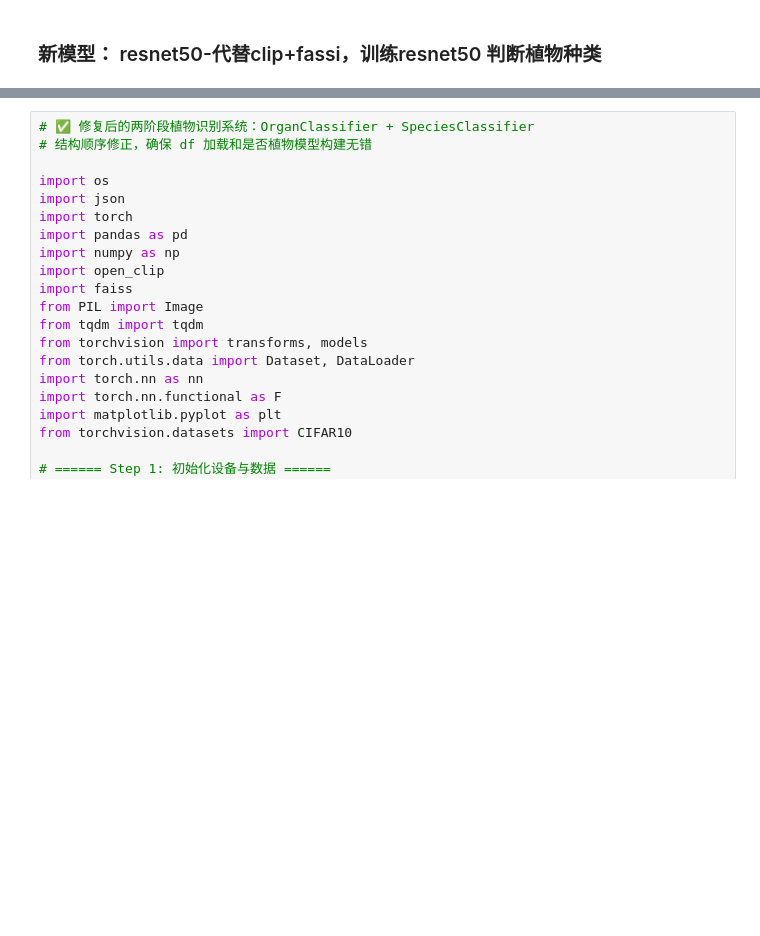
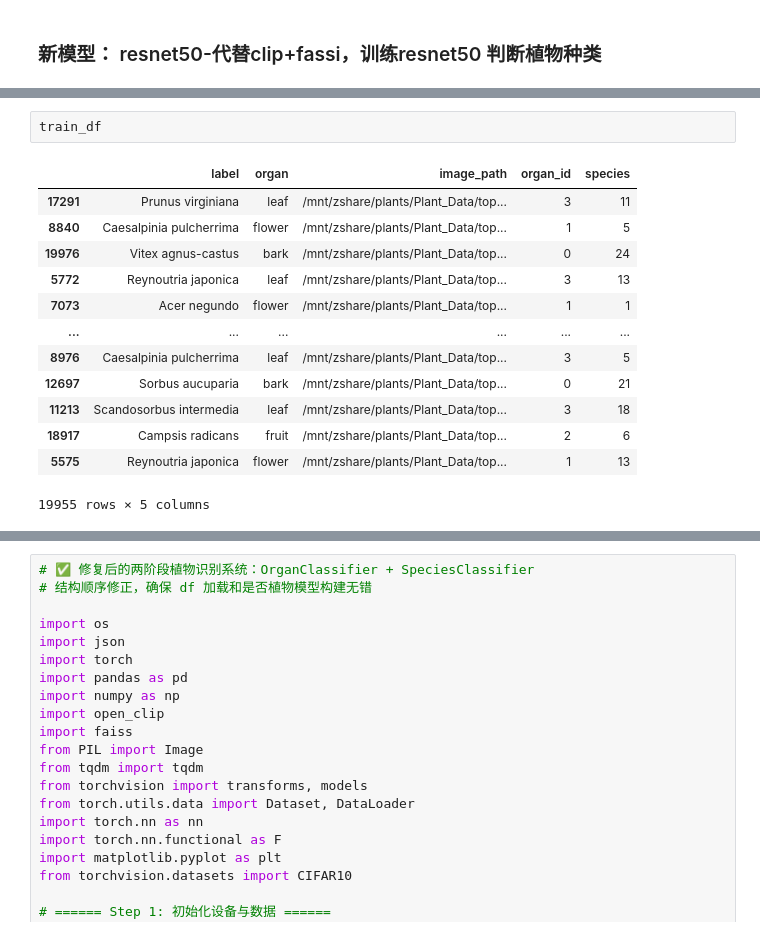
Before and after one commit to EnhengCNM12138/work_plant, a Jupyter notebook: plan2(大模型).ipynb, the cells around one changed output, grey strips where cells are left out. Drawn from its saved outputs; the diff is of its cells as text; blank space fills up the shorter version.

Commit message:
第二次提交：plant文件，resnet50植物种类分类（暂时可以版本）

```diff
--- a/plan2(大模型).ipynb
+++ b/plan2(大模型).ipynb
@@ -3578,0 +3551,16 @@ def Resnet_predict_species(image_path, confidence_threshold=0.6):
+# %%
+train_df
+# %% [output]
+|  | label | organ | image_path | organ_id | species |
+| 17291 | Prunus virginiana | leaf | /mnt/zshare/plants/Plant_Data/top... | 3 | 11 |
+| 8840 | Caesalpinia pulcherrima | flower | /mnt/zshare/plants/Plant_Data/top... | 1 | 5 |
+| 19976 | Vitex agnus-castus | bark | /mnt/zshare/plants/Plant_Data/top... | 0 | 24 |
+| 5772 | Reynoutria japonica | leaf | /mnt/zshare/plants/Plant_Data/top... | 3 | 13 |
+| 7073 | Acer negundo | flower | /mnt/zshare/plants/Plant_Data/top... | 1 | 1 |
+| ... | ... | ... | ... | ... | ... |
+| 8976 | Caesalpinia pulcherrima | leaf | /mnt/zshare/plants/Plant_Data/top... | 3 | 5 |
+| 12697 | Sorbus aucuparia | bark | /mnt/zshare/plants/Plant_Data/top... | 0 | 21 |
+| 11213 | Scandosorbus intermedia | leaf | /mnt/zshare/plants/Plant_Data/top... | 3 | 18 |
+| 18917 | Campsis radicans | fruit | /mnt/zshare/plants/Plant_Data/top... | 2 | 6 |
+| 5575 | Reynoutria japonica | flower | /mnt/zshare/plants/Plant_Data/top... | 1 | 13 |
+19955 rows × 5 columns
```
Also changed, not shown: parts of 12 cells of this notebook.
